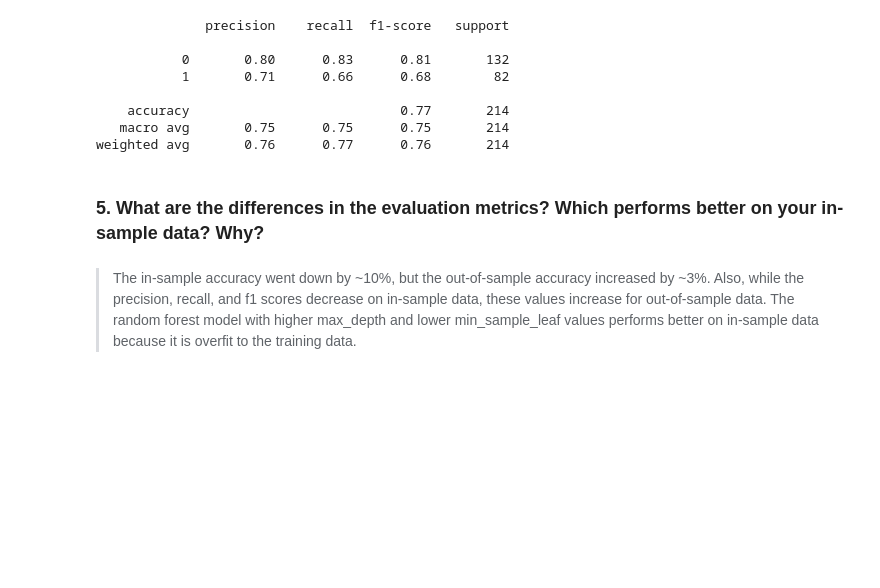
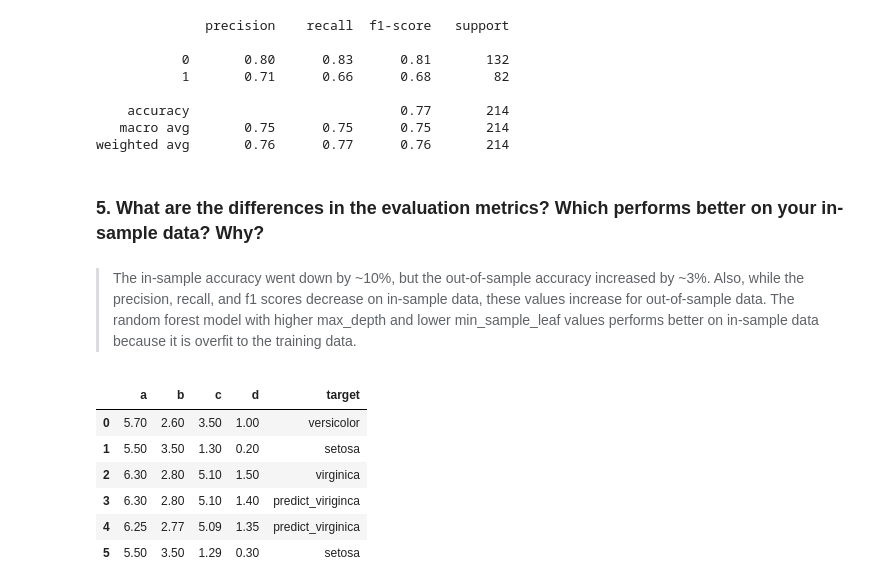
Before and after one commit to david-ryan-alviola/classification-exercises, a Jupyter notebook: model.ipynb, the cells around one changed output. Drawn from its saved outputs; the diff is of its cells as text; code cells hidden in the pictures; blank space fills up the shorter version.

```diff
--- a/model.ipynb
+++ b/model.ipynb
@@ -436,3 +436,13 @@ weighted avg       0.76      0.77      0.76       214
 ### 5. What are the differences in the evaluation metrics? Which performs better on your in-sample data? Why?
 # %% [markdown]
 > The in-sample accuracy went down by ~10%, but the out-of-sample accuracy increased by ~3%. Also, while the precision, recall, and f1 scores decrease on in-sample data, these values increase for out-of-sample data. The random forest model with higher max_depth and lower min_sample_leaf values performs better on in-sample data because it is overfit to the training data.
+# %%
+pd.read_clipboard(sep=",")
+# %% [output]
+|  | a | b | c | d | target |
+| 0 | 5.70 | 2.60 | 3.50 | 1.00 | versicolor |
+| 1 | 5.50 | 3.50 | 1.30 | 0.20 | setosa |
+| 2 | 6.30 | 2.80 | 5.10 | 1.50 | virginica |
+| 3 | 6.30 | 2.80 | 5.10 | 1.40 | predict_viriginca |
+| 4 | 6.25 | 2.77 | 5.09 | 1.35 | predict_virginica |
+| 5 | 5.50 | 3.50 | 1.29 | 0.30 | setosa |
```
